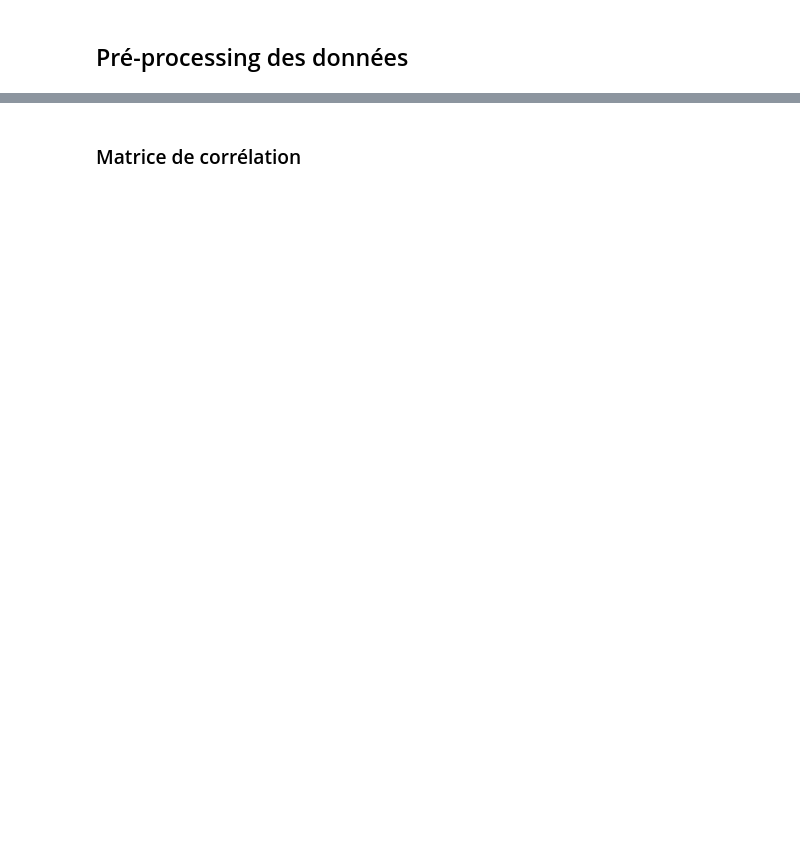
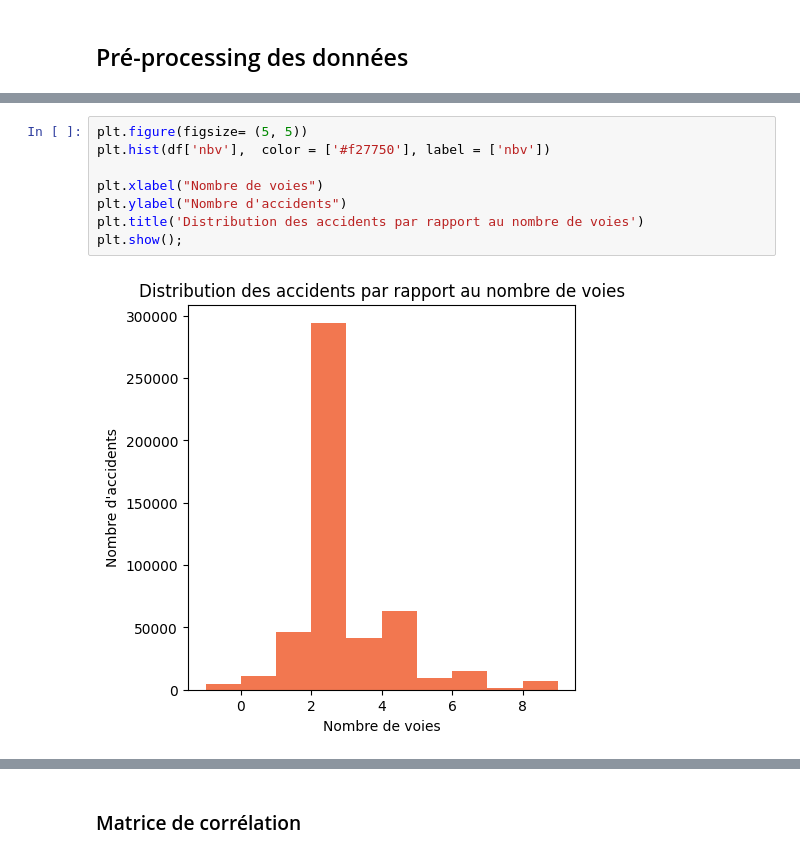
Before and after one commit to Nujadn/accident_route, a Jupyter notebook: brouillon.ipynb, the cells around one changed output, grey strips where cells are left out. Drawn from its saved outputs; the diff is of its cells as text; blank space fills up the shorter version.

```diff
--- a/brouillon.ipynb
+++ b/brouillon.ipynb
@@ -587,0 +276,10 @@ df_bis = df_bis.drop(['Num_Acc', "id_usager", 'num_veh'], axis=1)
+# %%
+plt.figure(figsize= (5, 5))
+plt.hist(df['nbv'],  color = ['#f27750'], label = ['nbv'])
+
+plt.xlabel("Nombre de voies")
+plt.ylabel("Nombre d'accidents")
+plt.title('Distribution des accidents par rapport au nombre de voies')
+plt.show();
+# %% [output]
+[figure, added]
```
Also changed, not shown: parts of 96 cells of this notebook, 4 other files.
